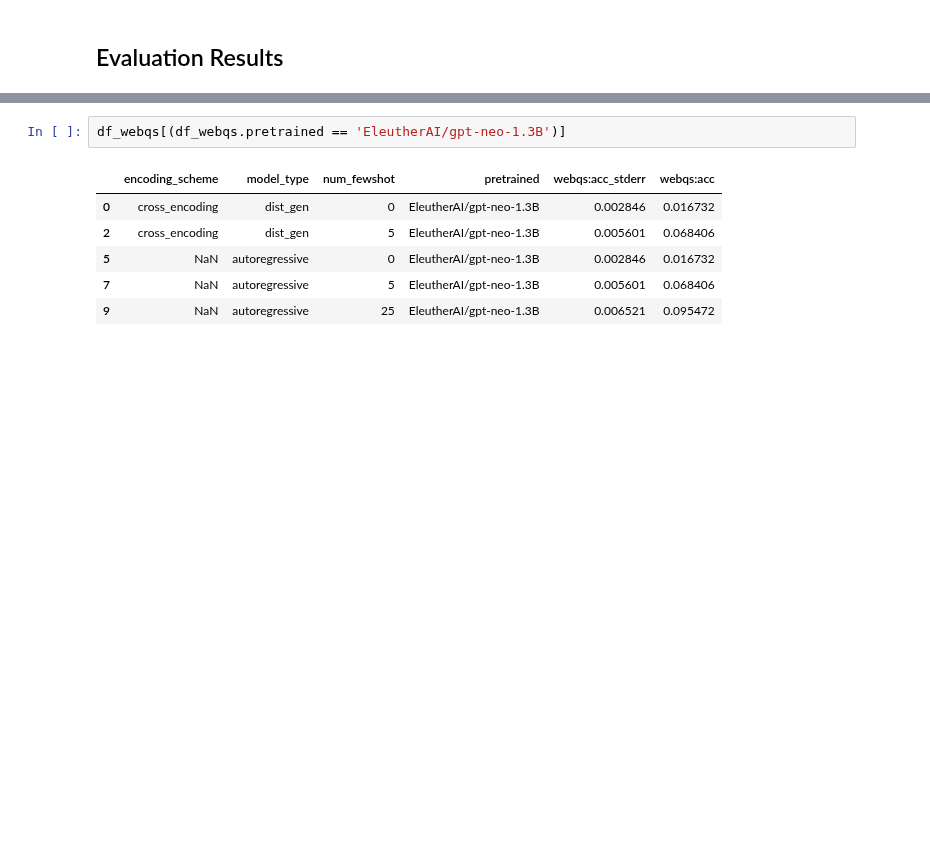
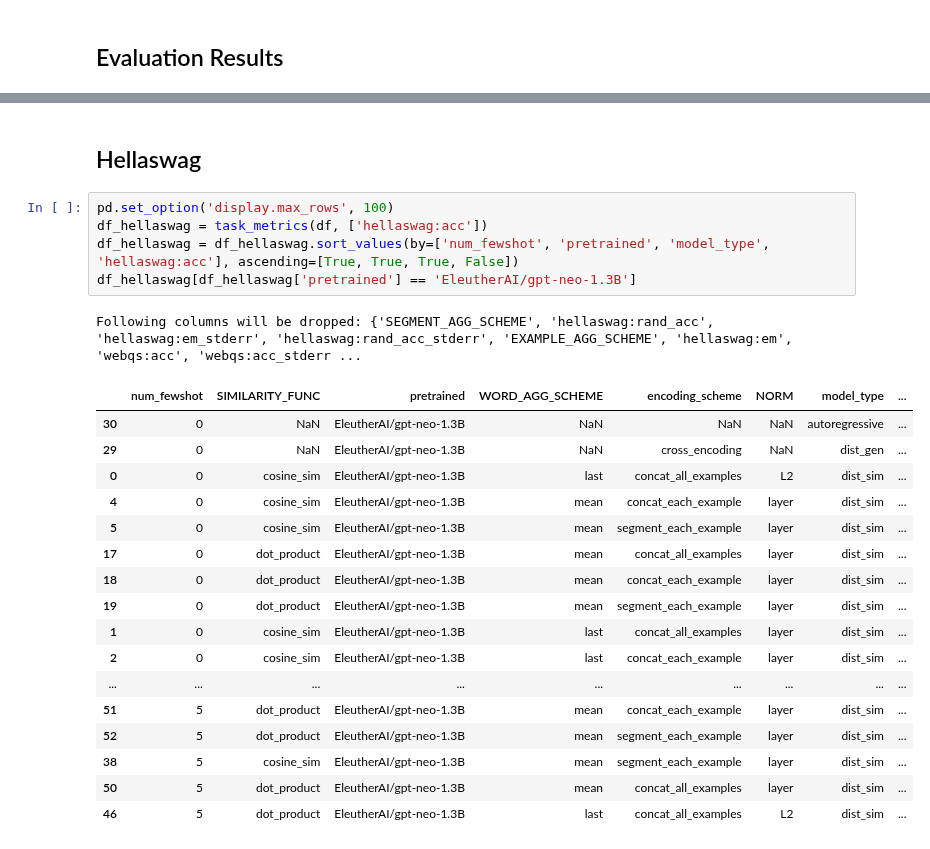
Before and after one commit to Turnitin-AI-Research/lm_eval_harness, a Jupyter notebook: notebooks/compile_results.ipynb, the cells around one changed output, grey strips where cells are left out. Drawn from its saved outputs; the diff is of its cells as text; blank space fills up the shorter version.

```diff
--- a/notebooks/compile_results.ipynb
+++ b/notebooks/compile_results.ipynb
@@ -103,9 +126,26 @@ df_webqs
-# %%
-df_webqs[(df_webqs.pretrained == 'EleutherAI/gpt-neo-1.3B')]
-# %% [output]
-|  | encoding_scheme | model_type | num_fewshot | pretrained | webqs:acc_stderr | webqs:acc |
-| 0 | cross_encoding | dist_gen | 0 | EleutherAI/gpt-neo-1.3B | 0.002846 | 0.016732 |
-| 2 | cross_encoding | dist_gen | 5 | EleutherAI/gpt-neo-1.3B | 0.005601 | 0.068406 |
-| 5 | NaN | autoregressive | 0 | EleutherAI/gpt-neo-1.3B | 0.002846 | 0.016732 |
-| 7 | NaN | autoregressive | 5 | EleutherAI/gpt-neo-1.3B | 0.005601 | 0.068406 |
-| 9 | NaN | autoregressive | 25 | EleutherAI/gpt-neo-1.3B | 0.006521 | 0.095472 |
+# %% [markdown]
+## Hellaswag
+# %%
+pd.set_option('display.max_rows', 100)
+df_hellaswag = task_metrics(df, ['hellaswag:acc'])
+df_hellaswag = df_hellaswag.sort_values(by=['num_fewshot', 'pretrained', 'model_type', 'hellaswag:acc'], ascending=[True, True, True, False])
+df_hellaswag[df_hellaswag['pretrained'] == 'EleutherAI/gpt-neo-1.3B']
+# %% [output]
+Following columns will be dropped: {'SEGMENT_AGG_SCHEME', 'hellaswag:rand_acc', 'hellaswag:em_stderr', 'hellaswag:rand_acc_stderr', 'EXAMPLE_AGG_SCHEME', 'hellaswag:em', 'webqs:acc', 'webqs:acc_stderr ...
+|  | num_fewshot | SIMILARITY_FUNC | pretrained | WORD_AGG_SCHEME | encoding_scheme | NORM | model_type | ... |
+| 30 | 0 | NaN | EleutherAI/gpt-neo-1.3B | NaN | NaN | NaN | autoregressive | ... |
+| 29 | 0 | NaN | EleutherAI/gpt-neo-1.3B | NaN | cross_encoding | NaN | dist_gen | ... |
+| 0 | 0 | cosine_sim | EleutherAI/gpt-neo-1.3B | last | concat_all_examples | L2 | dist_sim | ... |
+| 4 | 0 | cosine_sim | EleutherAI/gpt-neo-1.3B | mean | concat_each_example | layer | dist_sim | ... |
+| 5 | 0 | cosine_sim | EleutherAI/gpt-neo-1.3B | mean | segment_each_example | layer | dist_sim | ... |
+| 17 | 0 | dot_product | EleutherAI/gpt-neo-1.3B | mean | concat_all_examples | layer | dist_sim | ... |
+| 18 | 0 | dot_product | EleutherAI/gpt-neo-1.3B | mean | concat_each_example | layer | dist_sim | ... |
+| 19 | 0 | dot_product | EleutherAI/gpt-neo-1.3B | mean | segment_each_example | layer | dist_sim | ... |
+| 1 | 0 | cosine_sim | EleutherAI/gpt-neo-1.3B | last | concat_all_examples | layer | dist_sim | ... |
+| 2 | 0 | cosine_sim | EleutherAI/gpt-neo-1.3B | last | concat_each_example | layer | dist_sim | ... |
+| ... | ... | ... | ... | ... | ... | ... | ... | ... |
+| 51 | 5 | dot_product | EleutherAI/gpt-neo-1.3B | mean | concat_each_example | layer | dist_sim | ... |
+| 52 | 5 | dot_product | EleutherAI/gpt-neo-1.3B | mean | segment_each_example | layer | dist_sim | ... |
+| 38 | 5 | cosine_sim | EleutherAI/gpt-neo-1.3B | mean | segment_each_example | layer | dist_sim | ... |
+| 50 | 5 | dot_product | EleutherAI/gpt-neo-1.3B | mean | concat_all_examples | layer | dist_sim | ... |
+| 46 | 5 | dot_product | EleutherAI/gpt-neo-1.3B | last | concat_all_examples | L2 | dist_sim | ... |
```
Also changed, not shown: parts of 7 cells of this notebook, 8 other files.
